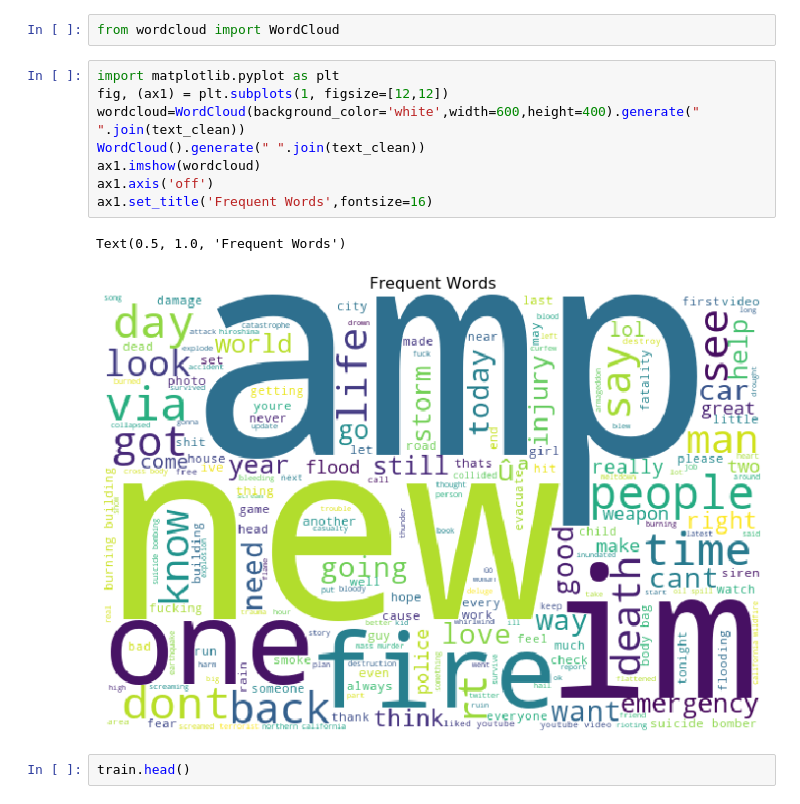
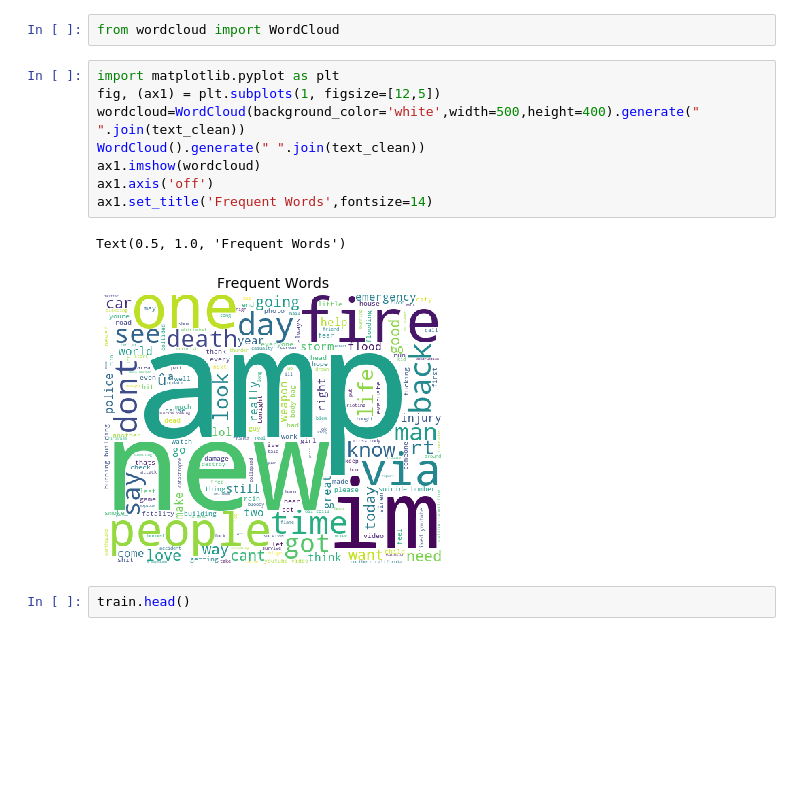
Before and after one commit to DineshReddy0530/Grepthor, a Jupyter notebook: NLP_Twitter_tweets_Disaster.ipynb, the cells around one changed output. Drawn from its saved outputs; the diff is of its cells as text; blank space fills up the shorter version.

```diff
--- a/NLP_Twitter_tweets_Disaster.ipynb
+++ b/NLP_Twitter_tweets_Disaster.ipynb
@@ -140,15 +147,15 @@ Requirement already satisfied: numpy>=1.6.1 in /usr/local/lib/python3.6/dist-pac
 from wordcloud import WordCloud
 # %%
 import matplotlib.pyplot as plt
-fig, (ax1) = plt.subplots(1, figsize=[12,12])
-wordcloud=WordCloud(background_color='white',width=600,height=400).generate(" ".join(text_clean))
+fig, (ax1) = plt.subplots(1, figsize=[12,5])
+wordcloud=WordCloud(background_color='white',width=500,height=400).generate(" ".join(text_clean))
 WordCloud().generate(" ".join(text_clean))
 ax1.imshow(wordcloud)
 ax1.axis('off')
-ax1.set_title('Frequent Words',fontsize=16)
+ax1.set_title('Frequent Words',fontsize=14)
 # %% [output]
 Text(0.5, 1.0, 'Frequent Words')
-[figure, old version]
+[figure, new version]
 # %%
 train.head()
 # %% [output]
```
Also changed, not shown: parts of 5 cells of this notebook.
